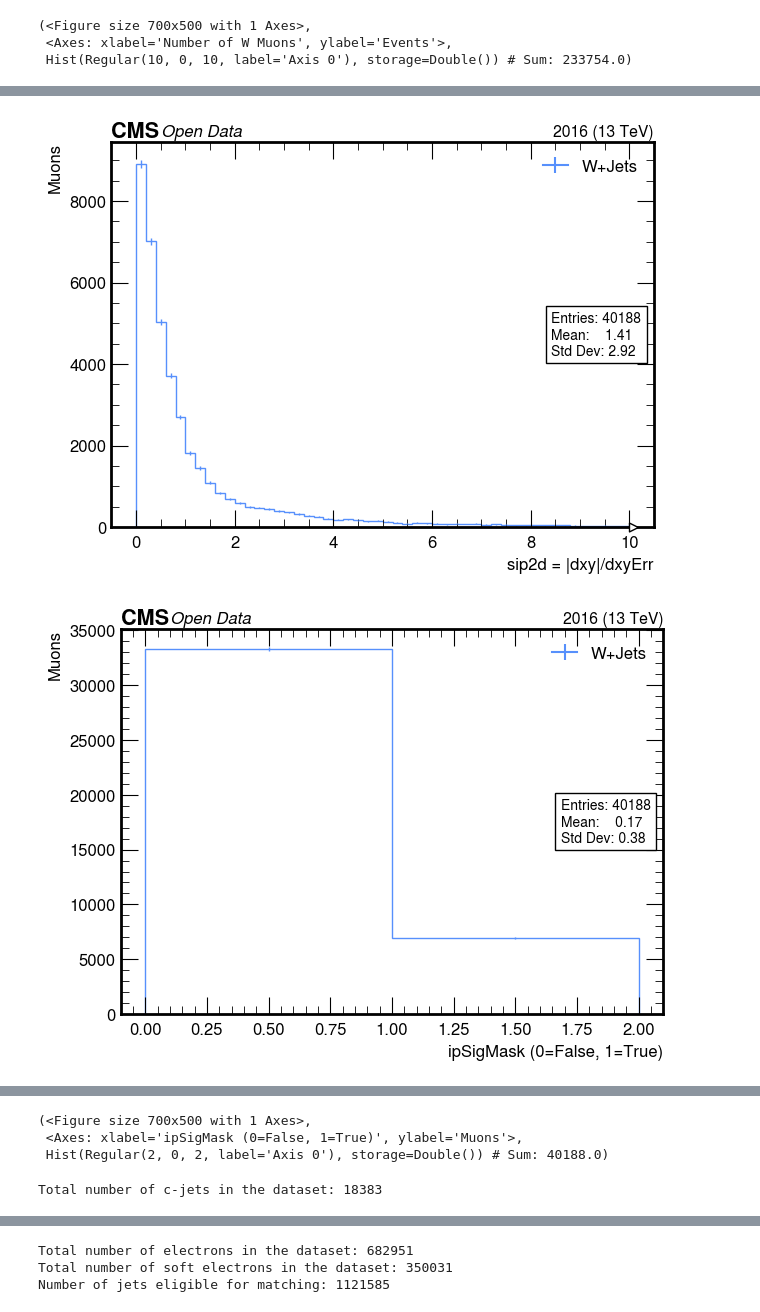
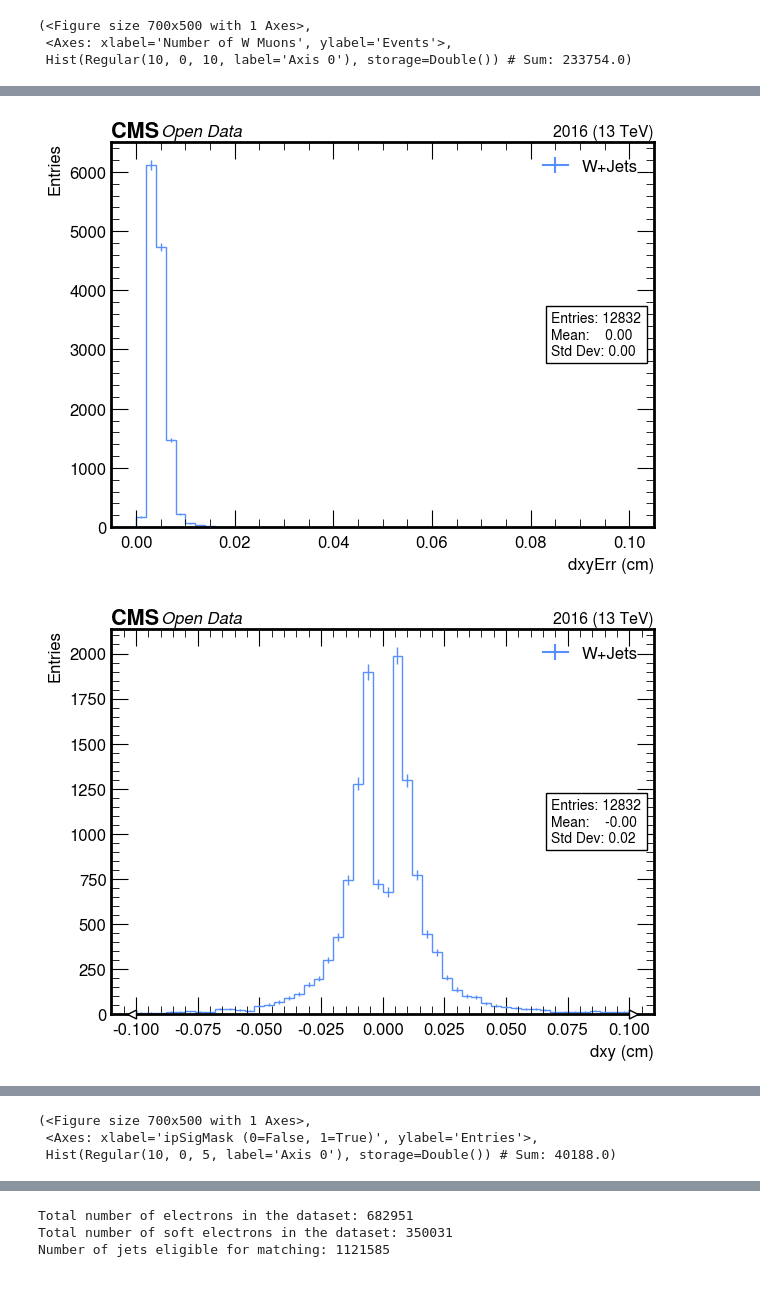
Before and after one commit to xondikoi03/charmTaggingAnalysis, a Jupyter notebook: Coffea/notebooks/Wc_Analysis_Test.ipynb, the cells around one changed output, grey strips where cells are left out. Drawn from its saved outputs; the diff is of its cells as text; code cells hidden in the pictures.

```diff
--- a/Coffea/notebooks/Wc_Analysis_Test.ipynb
+++ b/Coffea/notebooks/Wc_Analysis_Test.ipynb
@@ -230,41 +241,77 @@ Total number of jets eligible for matching: 1121585
 # %%
 # Distributions: sip2d and ipSigMask (as 0/1)
+soft_muon_sigma = dak.flatten(soft_muon.dxyErr)
+soft_muon_dxy = dak.flatten(soft_muon.dxy)
 sip2d_flat = dak.flatten(sip2d)
 ipSigMask_int = dak.flatten(ipSigMask)
+
+make_hist(
+    soft_muon_sigma,
+    nBins=50,
+    lo=0,
+    hi=0.1,
+    xlabel="dxyErr (cm)",
+    ylabel="Entries",
+    label="W+Jets",
+    logy=False,
+    histtype='step',
+    show_stats=True,
+    ax=None,
+    fname=None,
+    show=True,
+    return_hist=True
+)
+
+make_hist(
+    soft_muon_dxy,
+    nBins=50,
+    lo=-0.1,
+    hi=0.1,
+    xlabel="dxy (cm)",
+    ylabel="Entries",
+    label="W+Jets",
+    logy=False,
+    histtype='step',
+    show_stats=True,
+    ax=None,
+    fname=None,
+    show=True,
+    return_hist=True
+)
 
 make_hist(
     sip2d_flat,
     nBins=50,
     lo=0,
     hi=10,
     xlabel="sip2d = |dxy|/dxyErr",
-    ylabel="Muons",
+    ylabel="Entries",
     label="W+Jets",
     logy=False,
     histtype='step',
     show_stats=True,
     ax=None,
     fname=None,
     show=True,
     return_hist=True
 )
 
 make_hist(
     ipSigMask_int,
-    nBins=2,
+    nBins=10,
     lo=0,
-    hi=2,
+    hi=5,
     xlabel="ipSigMask (0=False, 1=True)",
-    ylabel="Muons",
+    ylabel="Entries",
     label="W+Jets",
-    logy=False,
+    logy=True,
     histtype='step',
     show_stats=True,
     ax=None,
     fname=None,
     show=True,
     return_hist=True
 )
 # %% [output]
-[figure, old version]
+[figure, new version]
-[figure, old version]
+[figure, new version]
@@ -271,13 +320,6 @@ make_hist(
 (<Figure size 700x500 with 1 Axes>,
- <Axes: xlabel='ipSigMask (0=False, 1=True)', ylabel='Muons'>,
- Hist(Regular(2, 0, 2, label='Axis 0'), storage=Double()) # Sum: 40188.0)
+ <Axes: xlabel='ipSigMask (0=False, 1=True)', ylabel='Entries'>,
+ Hist(Regular(10, 0, 5, label='Axis 0'), storage=Double()) # Sum: 40188.0)
-# %%
-# Total number of cJets in the dataset:
-nC_Jets = dak.num(c_Jets.pt)
-total_cJets = dak.sum(nC_Jets)
-print("Total number of c-jets in the dataset:", total_cJets.compute())
-# %% [output]
-Total number of c-jets in the dataset: 18383
 # %%
 W_Muons_Pt = dak.flatten(W_Muons.pt)
 cJet_Pt = dak.flatten(c_Jets.pt)
```
Also changed, not shown: parts of 5 cells of this notebook, 2 other files.
